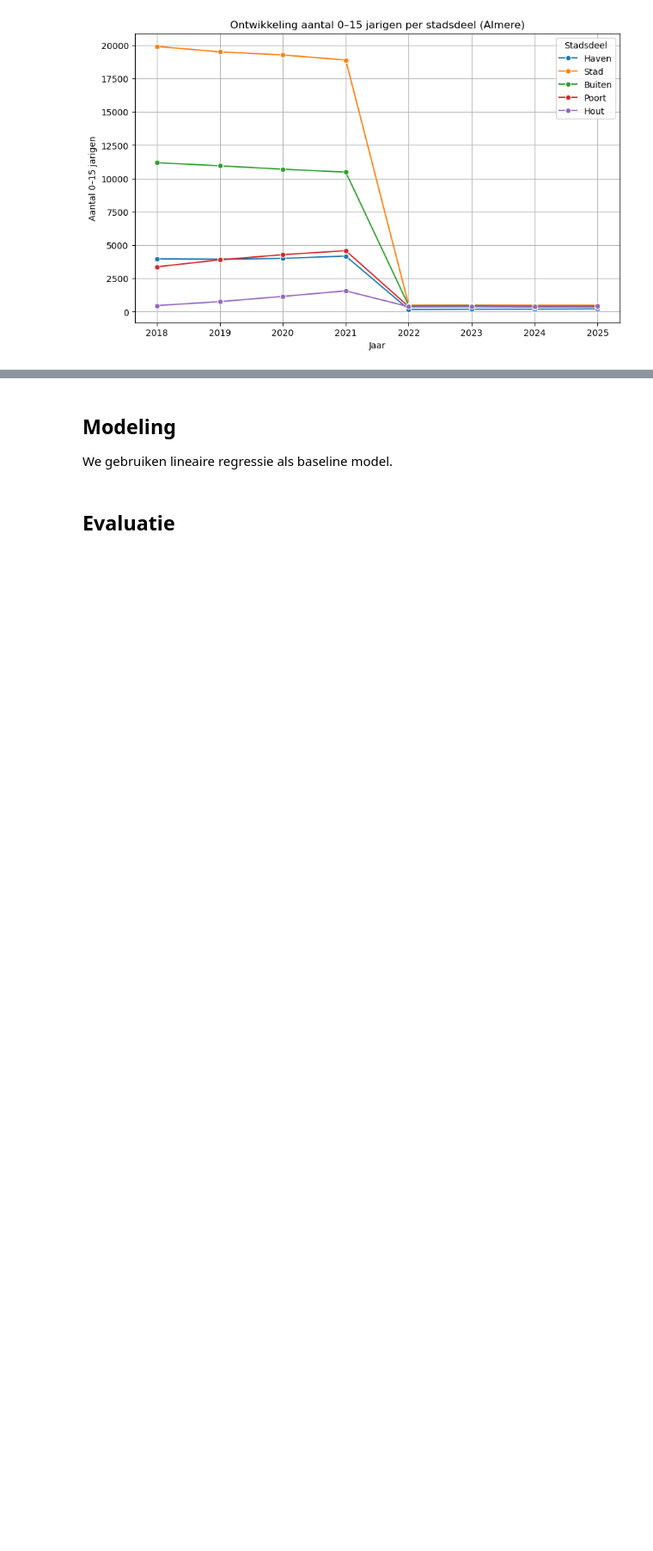
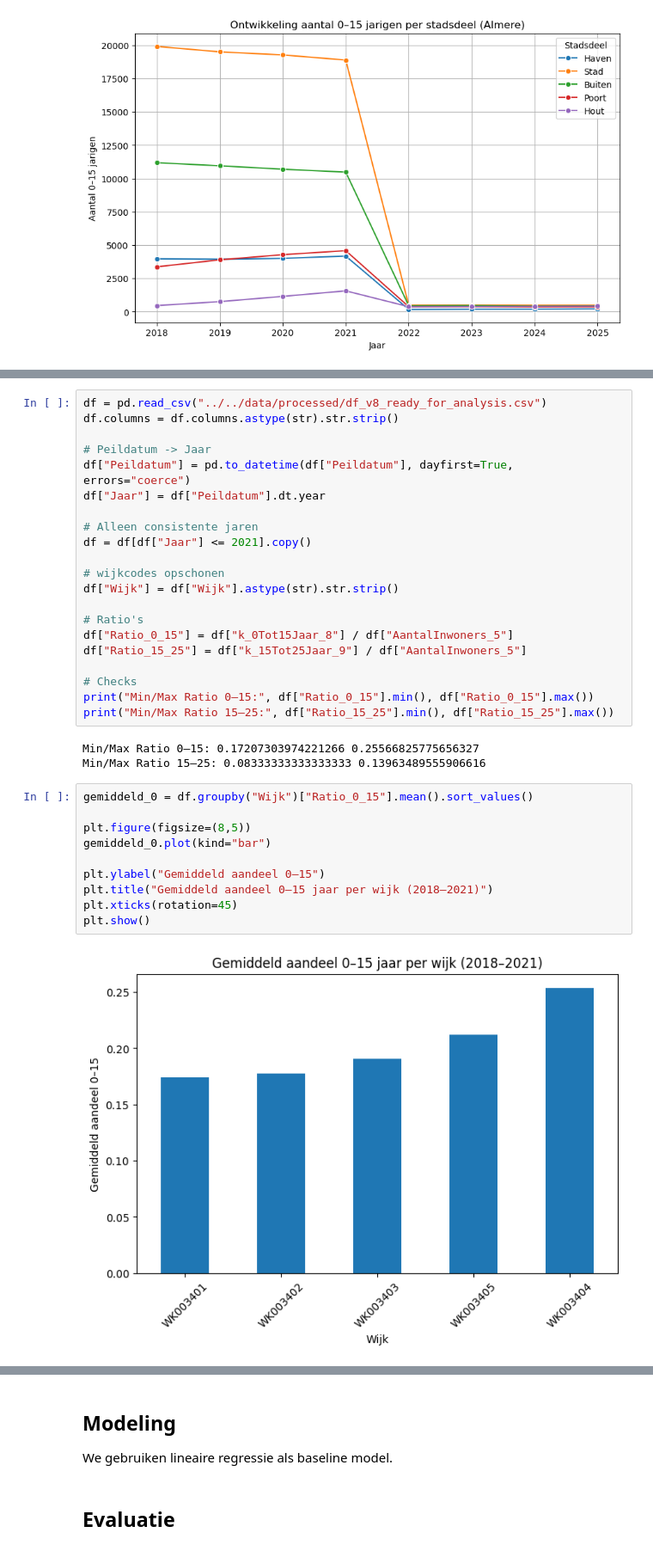
Before and after one commit to Ismael-991/almere-jeugd-voorspelling, a Jupyter notebook: notebooks/final/Gezamenlijke_notebook.ipynb, the cells around one changed output, grey strips where cells are left out. Shown at 86% size. Cells and saved outputs as stored; diff of their text form; blank space fills up the shorter version.

```diff
--- a/notebooks/final/Gezamenlijke_notebook.ipynb
+++ b/notebooks/final/Gezamenlijke_notebook.ipynb
@@ -481,0 +527,36 @@ plt.show()
+# %%
+df = pd.read_csv("../../data/processed/df_v8_ready_for_analysis.csv")
+df.columns = df.columns.astype(str).str.strip()
+
+# Peildatum -> Jaar
+df["Peildatum"] = pd.to_datetime(df["Peildatum"], dayfirst=True, errors="coerce")
+df["Jaar"] = df["Peildatum"].dt.year
+
+# Alleen consistente jaren
+df = df[df["Jaar"] <= 2021].copy()
+
+# wijkcodes opschonen
+df["Wijk"] = df["Wijk"].astype(str).str.strip()
+
+# Ratio's
+df["Ratio_0_15"] = df["k_0Tot15Jaar_8"] / df["AantalInwoners_5"]
+df["Ratio_15_25"] = df["k_15Tot25Jaar_9"] / df["AantalInwoners_5"]
+
+# Checks
+print("Min/Max Ratio 0–15:", df["Ratio_0_15"].min(), df["Ratio_0_15"].max())
+print("Min/Max Ratio 15–25:", df["Ratio_15_25"].min(), df["Ratio_15_25"].max())
+# %% [output]
+Min/Max Ratio 0–15: 0.17207303974221266 0.25566825775656327
+Min/Max Ratio 15–25: 0.08333333333333333 0.13963489555906616
+# %%
+gemiddeld_0 = df.groupby("Wijk")["Ratio_0_15"].mean().sort_values()
+
+plt.figure(figsize=(8,5))
+gemiddeld_0.plot(kind="bar")
+
+plt.ylabel("Gemiddeld aandeel 0–15")
+plt.title("Gemiddeld aandeel 0–15 jaar per wijk (2018–2021)")
+plt.xticks(rotation=45)
+plt.show()
+# %% [output]
+[figure, added]
```
Also changed, not shown: parts of 52 cells of this notebook, 1 other file.
